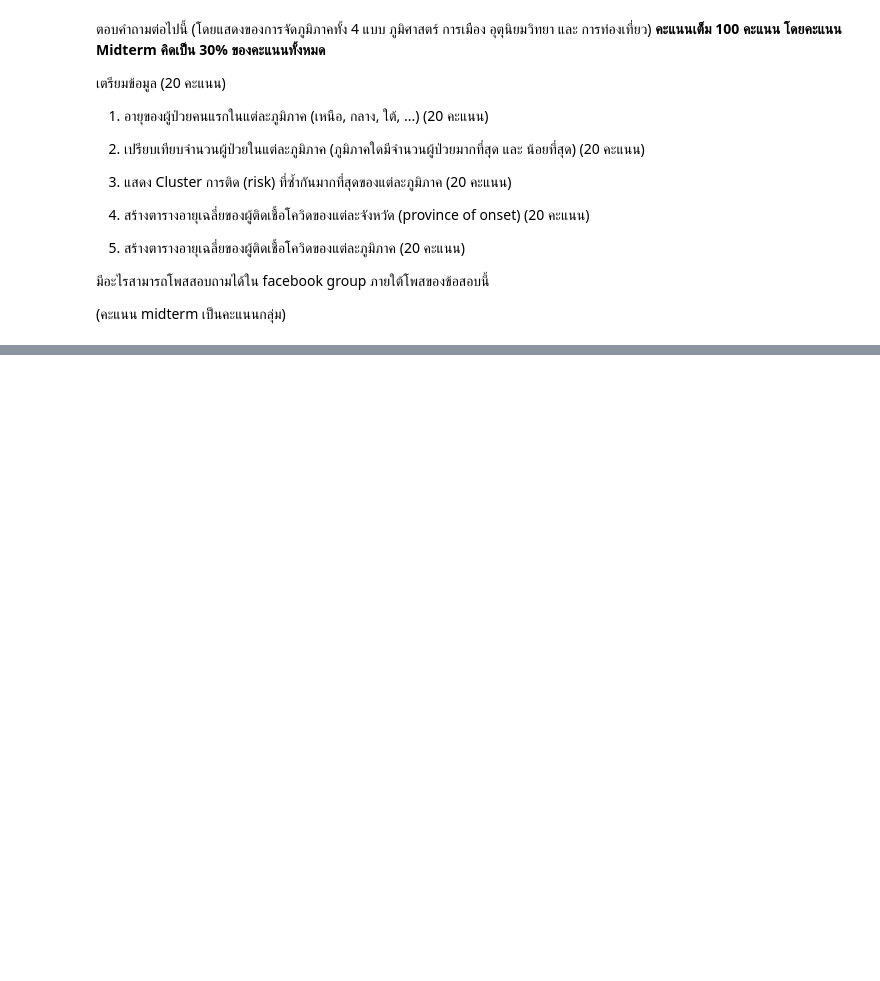
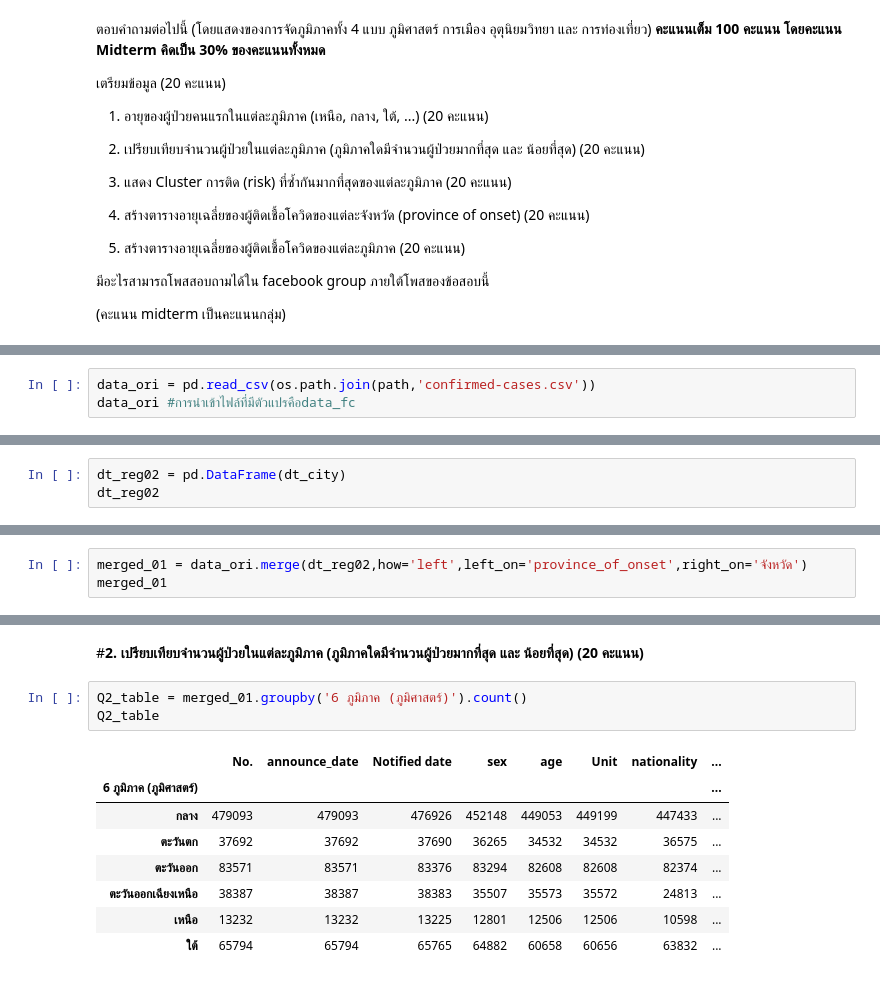
Before and after one commit to khanittha-phusopha/DWDM21, a Jupyter notebook: BasicPython&DataViz_midterm2022.ipynb, the cells around one changed output, grey strips where cells are left out. Drawn from its saved outputs; the diff is of its cells as text; blank space fills up the shorter version.

```diff
--- a/BasicPython&DataViz_midterm2022.ipynb
+++ b/BasicPython&DataViz_midterm2022.ipynb
@@ -196,0 +60,3 @@ data02
+# %%
+data_ori = pd.read_csv(os.path.join(path,'confirmed-cases.csv'))
+data_ori #การนำเข้าไฟล์ที่มีตัวแปรคือdata_fc
@@ -196,0 +208,3 @@ data02
+# %%
+dt_reg02 = pd.DataFrame(dt_city)
+dt_reg02
@@ -196,0 +229,3 @@ data02
+# %%
+merged_01 = data_ori.merge(dt_reg02,how='left',left_on='province_of_onset',right_on='จังหวัด')
+merged_01
@@ -196,0 +401,14 @@ data02
+# %% [markdown]
+#**2. เปรียบเทียบจำนวนผู้ป่วยในแต่ละภูมิภาค (ภูมิภาคใดมีจำนวนผู้ป่วยมากที่สุด และ น้อยที่สุด) (20 คะแนน)**
+# %%
+Q2_table = merged_01.groupby('6 ภูมิภาค (ภูมิศาสตร์)').count()
+Q2_table
+# %% [output]
+|  | No. | announce_date | Notified date | sex | age | Unit | nationality | ... |
+| 6 ภูมิภาค (ภูมิศาสตร์) |  |  |  |  |  |  |  | ... |
+| กลาง | 479093 | 479093 | 476926 | 452148 | 449053 | 449199 | 447433 | ... |
+| ตะวันตก | 37692 | 37692 | 37690 | 36265 | 34532 | 34532 | 36575 | ... |
+| ตะวันออก | 83571 | 83571 | 83376 | 83294 | 82608 | 82608 | 82374 | ... |
+| ตะวันออกเฉียงเหนือ | 38387 | 38387 | 38383 | 35507 | 35573 | 35572 | 24813 | ... |
+| เหนือ | 13232 | 13232 | 13225 | 12801 | 12506 | 12506 | 10598 | ... |
+| ใต้ | 65794 | 65794 | 65765 | 64882 | 60658 | 60656 | 63832 | ... |
```
Also changed, not shown: parts of 90 cells of this notebook.
